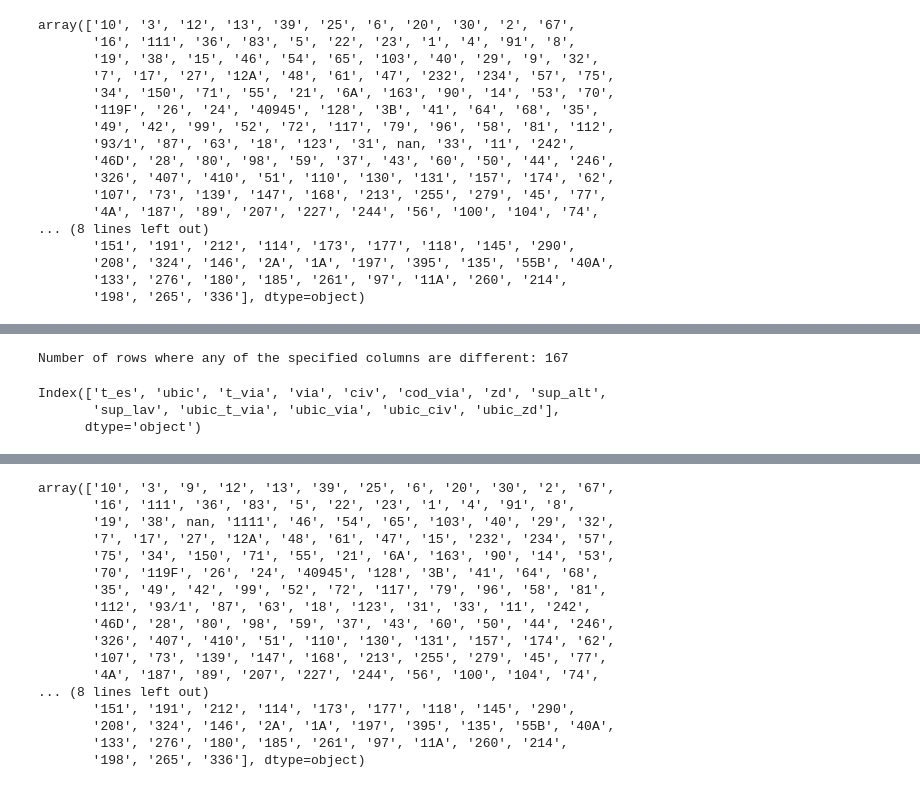
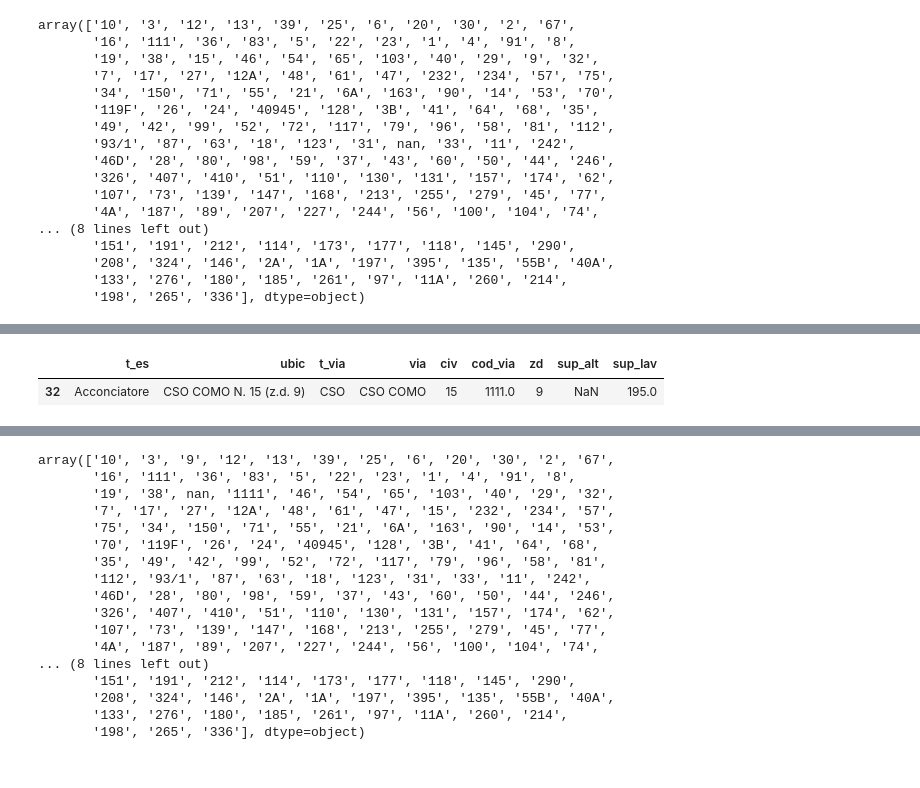
Before and after one commit to madratak/Milan_Services_2012, a Jupyter notebook: 02-cleaning.ipynb, the cells around one changed output, grey strips where cells are left out. Cells and saved outputs as stored; diff of their text form; code cells hidden in the pictures.

```diff
--- a/02-cleaning.ipynb
+++ b/02-cleaning.ipynb
@@ -643,18 +542,0 @@ prova[prova["t_via"] != prova["ubic_t_via"]]
-# %%
-# Ensure the relevant columns are strings and handle any missing values (if necessary)
-prova[['t_via', 'ubic_t_via', 'via', 'ubic_via', 'civ', 'ubic_civ', 'zd', 'ubic_zd']] = prova[['t_via', 'ubic_t_via', 'via', 'ubic_via', 'civ', 'ubic_civ', 'zd', 'ubic_zd']].fillna('').astype(str)
-
-# Create conditions to check if the columns are different
-conditions = (
-    (prova['t_via'] != prova['ubic_t_via']) |
-    (prova['via'] != prova['ubic_via']) |
-    (prova['civ'] != prova['ubic_civ']) |
-    (prova['zd'] != prova['ubic_zd'])
-)
-
-# Count how many rows satisfy any of the conditions
-count_differences = conditions.sum()
-
-print(f"Number of rows where any of the specified columns are different: {count_differences}")
-# %% [output]
-Number of rows where any of the specified columns are different: 167
@@ -666,6 +543,5 @@ prova[(prova['t_via'] != prova['ubic_t_via']) |
-# %%
-new_SERVICES.columns
-# %% [output]
-Index(['t_es', 'ubic', 't_via', 'via', 'civ', 'cod_via', 'zd', 'sup_alt',
-       'sup_lav', 'ubic_t_via', 'ubic_via', 'ubic_civ', 'ubic_zd'],
-      dtype='object')
+# %%
+new_SERVICES[new_SERVICES["via"] == "CSO COMO"].head()
+# %% [output]
+|  | t_es | ubic | t_via | via | civ | cod_via | zd | sup_alt | sup_lav |
+| 32 | Acconciatore | CSO COMO N. 15 (z.d. 9) | CSO | CSO COMO | 15 | 1111.0 | 9 | NaN | 195.0 |
```
Also changed, not shown: parts of 15 cells of this notebook.
